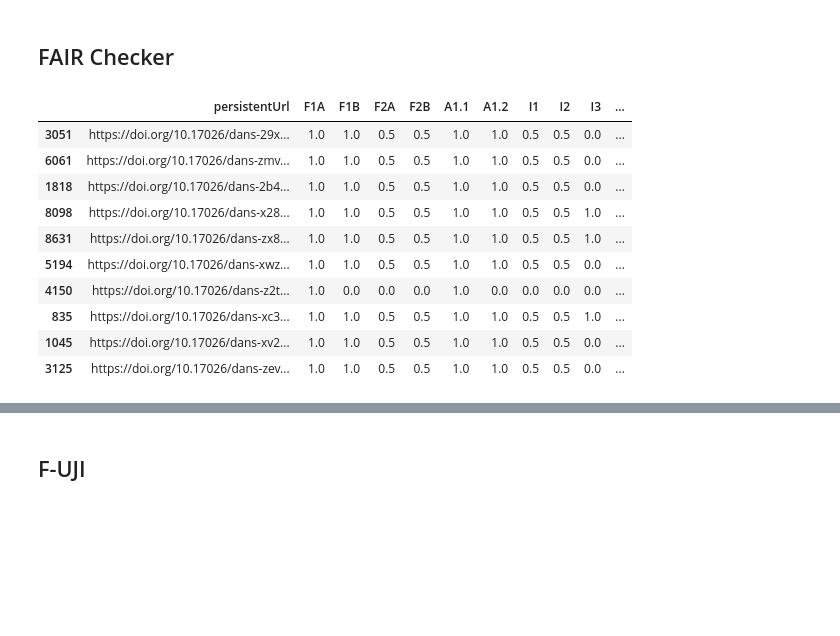
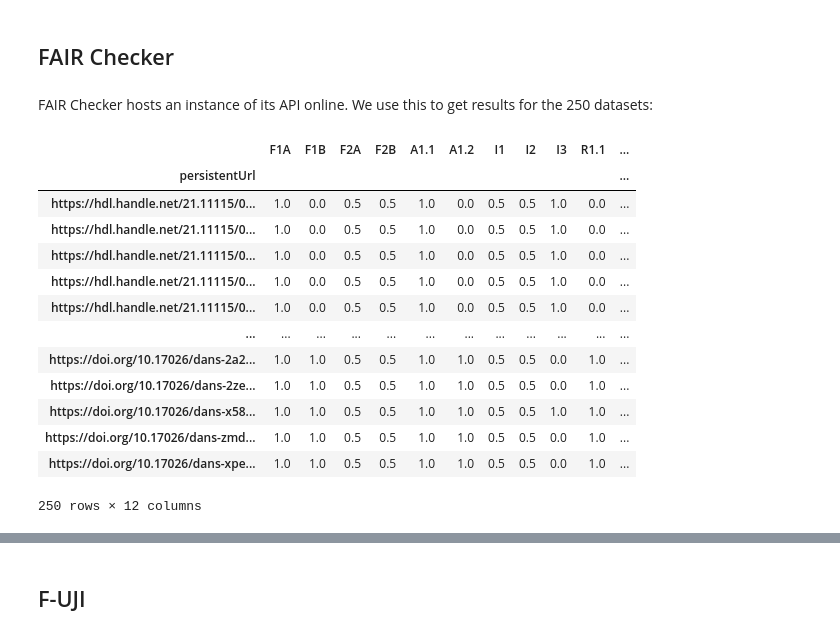
Before and after one commit to DelmArts/ssh-fair, a Jupyter notebook: main.ipynb, the cells around one changed output, grey strips where cells are left out. Drawn from its saved outputs; the diff is of its cells as text; code cells hidden in the pictures; blank space fills up the shorter version.

```diff
--- a/main.ipynb
+++ b/main.ipynb
@@ -54,4 +56,4 @@ df_dans
 | 8691 | 615381 | SS/APJCF3 | https://doi.org/10.17026/SS/APJCF3 | doi | 10.17026 | DANS Data Station Social Sciences... | 2025-05-16 | ... |
 8692 rows × 9 columns
 # %%
-samples = df_dans.sample(10)
+samples_dans = df_dans.sample(200)
@@ -58,5 +132,7 @@ samples = df_dans.sample(10)
 # %% [markdown]
 ## FAIR Checker
+# %% [markdown]
+FAIR Checker hosts an instance of its API online. We use this to get results for the 250 datasets:
 # %%
 def fair_checker_query(pid: str):
     res = r.get("https://fair-checker.france-bioinformatique.fr/api/check/legacy/metrics_all", params={"url": pid})
@@ -67,18 +151,25 @@ def fair_checker(df: pd.DataFrame) -> pd.DataFrame:
-# %%
-results = fair_checker(samples["persistentUrl"])
-
-pd.concat([samples["persistentUrl"], results, results.mean(axis=1)], axis=1)
-# %% [output]
-|  | persistentUrl | F1A | F1B | F2A | F2B | A1.1 | A1.2 | I1 | I2 | I3 | ... |
-| 3051 | https://doi.org/10.17026/dans-29x... | 1.0 | 1.0 | 0.5 | 0.5 | 1.0 | 1.0 | 0.5 | 0.5 | 0.0 | ... |
-| 6061 | https://doi.org/10.17026/dans-zmv... | 1.0 | 1.0 | 0.5 | 0.5 | 1.0 | 1.0 | 0.5 | 0.5 | 0.0 | ... |
-| 1818 | https://doi.org/10.17026/dans-2b4... | 1.0 | 1.0 | 0.5 | 0.5 | 1.0 | 1.0 | 0.5 | 0.5 | 0.0 | ... |
-| 8098 | https://doi.org/10.17026/dans-x28... | 1.0 | 1.0 | 0.5 | 0.5 | 1.0 | 1.0 | 0.5 | 0.5 | 1.0 | ... |
-| 8631 | https://doi.org/10.17026/dans-zx8... | 1.0 | 1.0 | 0.5 | 0.5 | 1.0 | 1.0 | 0.5 | 0.5 | 1.0 | ... |
-| 5194 | https://doi.org/10.17026/dans-xwz... | 1.0 | 1.0 | 0.5 | 0.5 | 1.0 | 1.0 | 0.5 | 0.5 | 0.0 | ... |
-| 4150 | https://doi.org/10.17026/dans-z2t... | 1.0 | 0.0 | 0.0 | 0.0 | 1.0 | 0.0 | 0.0 | 0.0 | 0.0 | ... |
-| 835 | https://doi.org/10.17026/dans-xc3... | 1.0 | 1.0 | 0.5 | 0.5 | 1.0 | 1.0 | 0.5 | 0.5 | 1.0 | ... |
-| 1045 | https://doi.org/10.17026/dans-xv2... | 1.0 | 1.0 | 0.5 | 0.5 | 1.0 | 1.0 | 0.5 | 0.5 | 0.0 | ... |
-| 3125 | https://doi.org/10.17026/dans-zev... | 1.0 | 1.0 | 0.5 | 0.5 | 1.0 | 1.0 | 0.5 | 0.5 | 0.0 | ... |
+# %%
+try:
+    results_fair_checker = pd.read_csv("fair_checker.csv", index_col="persistentUrl")
+except FileNotFoundError:
+    results_fair_checker = fair_checker(samples)
+    results_fair_checker.to_csv("fair_checker.csv", index=True)
+
+results_fair_checker
+# %% [output]
+|  | F1A | F1B | F2A | F2B | A1.1 | A1.2 | I1 | I2 | I3 | R1.1 | ... |
+| persistentUrl |  |  |  |  |  |  |  |  |  |  | ... |
+| https://hdl.handle.net/21.11115/0... | 1.0 | 0.0 | 0.5 | 0.5 | 1.0 | 0.0 | 0.5 | 0.5 | 1.0 | 0.0 | ... |
+| https://hdl.handle.net/21.11115/0... | 1.0 | 0.0 | 0.5 | 0.5 | 1.0 | 0.0 | 0.5 | 0.5 | 1.0 | 0.0 | ... |
+| https://hdl.handle.net/21.11115/0... | 1.0 | 0.0 | 0.5 | 0.5 | 1.0 | 0.0 | 0.5 | 0.5 | 1.0 | 0.0 | ... |
+| https://hdl.handle.net/21.11115/0... | 1.0 | 0.0 | 0.5 | 0.5 | 1.0 | 0.0 | 0.5 | 0.5 | 1.0 | 0.0 | ... |
+| https://hdl.handle.net/21.11115/0... | 1.0 | 0.0 | 0.5 | 0.5 | 1.0 | 0.0 | 0.5 | 0.5 | 1.0 | 0.0 | ... |
+| ... | ... | ... | ... | ... | ... | ... | ... | ... | ... | ... | ... |
+| https://doi.org/10.17026/dans-2a2... | 1.0 | 1.0 | 0.5 | 0.5 | 1.0 | 1.0 | 0.5 | 0.5 | 0.0 | 1.0 | ... |
+| https://doi.org/10.17026/dans-2ze... | 1.0 | 1.0 | 0.5 | 0.5 | 1.0 | 1.0 | 0.5 | 0.5 | 0.0 | 1.0 | ... |
+| https://doi.org/10.17026/dans-x58... | 1.0 | 1.0 | 0.5 | 0.5 | 1.0 | 1.0 | 0.5 | 0.5 | 1.0 | 1.0 | ... |
+| https://doi.org/10.17026/dans-zmd... | 1.0 | 1.0 | 0.5 | 0.5 | 1.0 | 1.0 | 0.5 | 0.5 | 0.0 | 1.0 | ... |
+| https://doi.org/10.17026/dans-xpe... | 1.0 | 1.0 | 0.5 | 0.5 | 1.0 | 1.0 | 0.5 | 0.5 | 0.0 | 1.0 | ... |
+250 rows × 12 columns
 # %%
 final_fair_checker = pd.concat([
```
Also changed, not shown: parts of 28 cells of this notebook, 7 other files.
